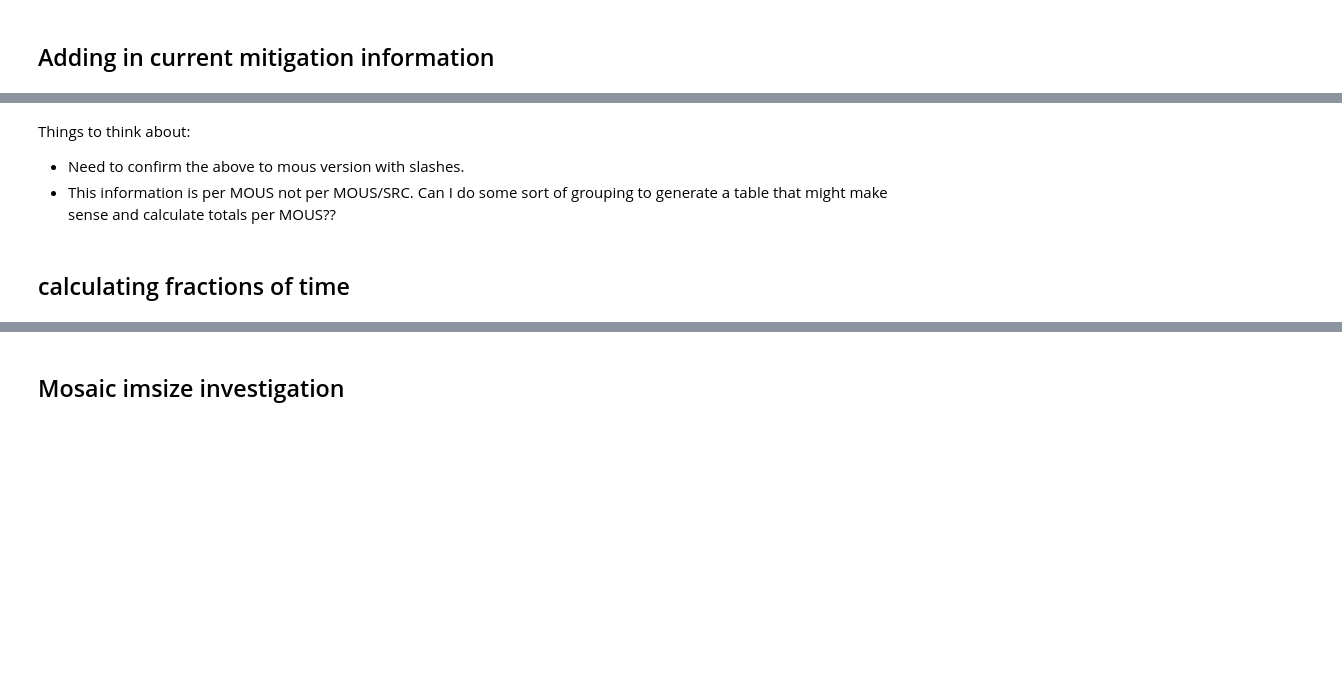
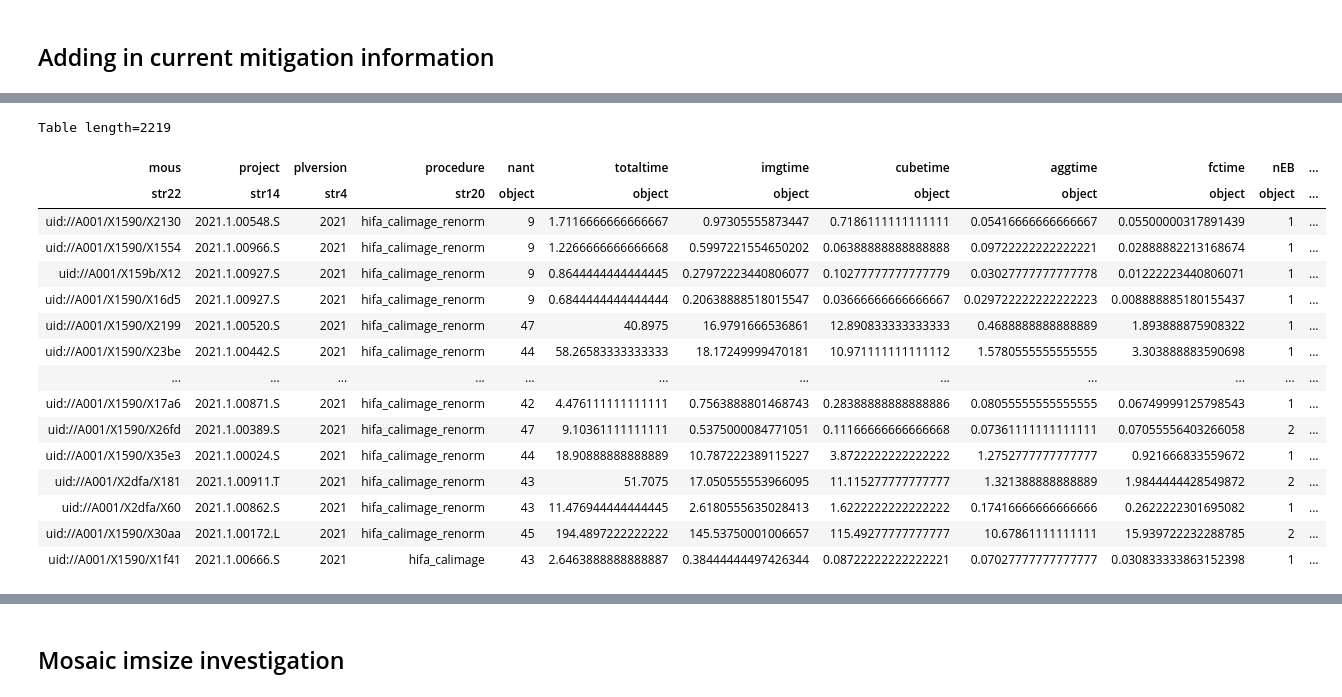
Before and after one commit to aakepley/big-cubes, a Jupyter notebook: WSU_size_of_computing_numbers_database.ipynb, the cells around one changed output, grey strips where cells are left out. Drawn from its saved outputs; the diff is of its cells as text; code cells hidden in the pictures; blank space fills up the shorter version.

```diff
--- a/WSU_size_of_computing_numbers_database.ipynb
+++ b/WSU_size_of_computing_numbers_database.ipynb
@@ -258,4 +431,0 @@ c8_astropy
-# %% [markdown]
-Things to think about:
-* Need to confirm the above to mous version with slashes.
-* This information is per MOUS not per MOUS/SRC. Can I do some sort of grouping to generate a table that might make sense and calculate totals per MOUS??
@@ -264,2 +434,20 @@ test = result_rates.unique('mous')
 # %%
-print(test.groups.keys)
+c8_astropy
+# %% [output]
+Table length=2219
+| mous | project | plversion | procedure | nant | totaltime | imgtime | cubetime | aggtime | fctime | nEB | ... |
+| str22 | str14 | str4 | str20 | object | object | object | object | object | object | object | ... |
+| uid://A001/X1590/X2130 | 2021.1.00548.S | 2021 | hifa_calimage_renorm | 9 | 1.7116666666666667 | 0.97305555873447 | 0.7186111111111111 | 0.05416666666666667 | 0.05500000317891439 | 1 | ... |
+| uid://A001/X1590/X1554 | 2021.1.00966.S | 2021 | hifa_calimage_renorm | 9 | 1.2266666666666668 | 0.5997221554650202 | 0.06388888888888888 | 0.09722222222222221 | 0.02888882213168674 | 1 | ... |
+| uid://A001/X159b/X12 | 2021.1.00927.S | 2021 | hifa_calimage_renorm | 9 | 0.8644444444444445 | 0.27972223440806077 | 0.10277777777777779 | 0.03027777777777778 | 0.01222223440806071 | 1 | ... |
+| uid://A001/X1590/X16d5 | 2021.1.00927.S | 2021 | hifa_calimage_renorm | 9 | 0.6844444444444444 | 0.20638888518015547 | 0.03666666666666667 | 0.029722222222222223 | 0.008888885180155437 | 1 | ... |
+| uid://A001/X1590/X2199 | 2021.1.00520.S | 2021 | hifa_calimage_renorm | 47 | 40.8975 | 16.9791666536861 | 12.890833333333333 | 0.4688888888888889 | 1.893888875908322 | 1 | ... |
+| uid://A001/X1590/X23be | 2021.1.00442.S | 2021 | hifa_calimage_renorm | 44 | 58.26583333333333 | 18.17249999470181 | 10.971111111111112 | 1.5780555555555555 | 3.303888883590698 | 1 | ... |
+| ... | ... | ... | ... | ... | ... | ... | ... | ... | ... | ... | ... |
+| uid://A001/X1590/X17a6 | 2021.1.00871.S | 2021 | hifa_calimage_renorm | 42 | 4.476111111111111 | 0.7563888801468743 | 0.28388888888888886 | 0.08055555555555555 | 0.06749999125798543 | 1 | ... |
+| uid://A001/X1590/X26fd | 2021.1.00389.S | 2021 | hifa_calimage_renorm | 47 | 9.10361111111111 | 0.5375000084771051 | 0.11166666666666668 | 0.07361111111111111 | 0.07055556403266058 | 2 | ... |
+| uid://A001/X1590/X35e3 | 2021.1.00024.S | 2021 | hifa_calimage_renorm | 44 | 18.90888888888889 | 10.787222389115227 | 3.8722222222222222 | 1.2752777777777777 | 0.921666833559672 | 1 | ... |
+| uid://A001/X2dfa/X181 | 2021.1.00911.T | 2021 | hifa_calimage_renorm | 43 | 51.7075 | 17.050555553966095 | 11.115277777777777 | 1.321388888888889 | 1.9844444428549872 | 2 | ... |
+| uid://A001/X2dfa/X60 | 2021.1.00862.S | 2021 | hifa_calimage_renorm | 43 | 11.476944444444445 | 2.6180555635028413 | 1.6222222222222222 | 0.17416666666666666 | 0.2622222301695082 | 1 | ... |
+| uid://A001/X1590/X30aa | 2021.1.00172.L | 2021 | hifa_calimage_renorm | 45 | 194.4897222222222 | 145.53750001006657 | 115.49277777777777 | 10.67861111111111 | 15.939722232288785 | 2 | ... |
+| uid://A001/X1590/X1f41 | 2021.1.00666.S | 2021 | hifa_calimage | 43 | 2.6463888888888887 | 0.38444444497426344 | 0.08722222222222221 | 0.07027777777777777 | 0.030833333863152398 | 1 | ... |
@@ -272,2 +453,0 @@ c7_rpd = pd.DataFrame(c7_mit).transpose()
-# %% [markdown]
-## calculating fractions of time
```
Also changed, not shown: parts of 72 cells of this notebook, 7 other files.
